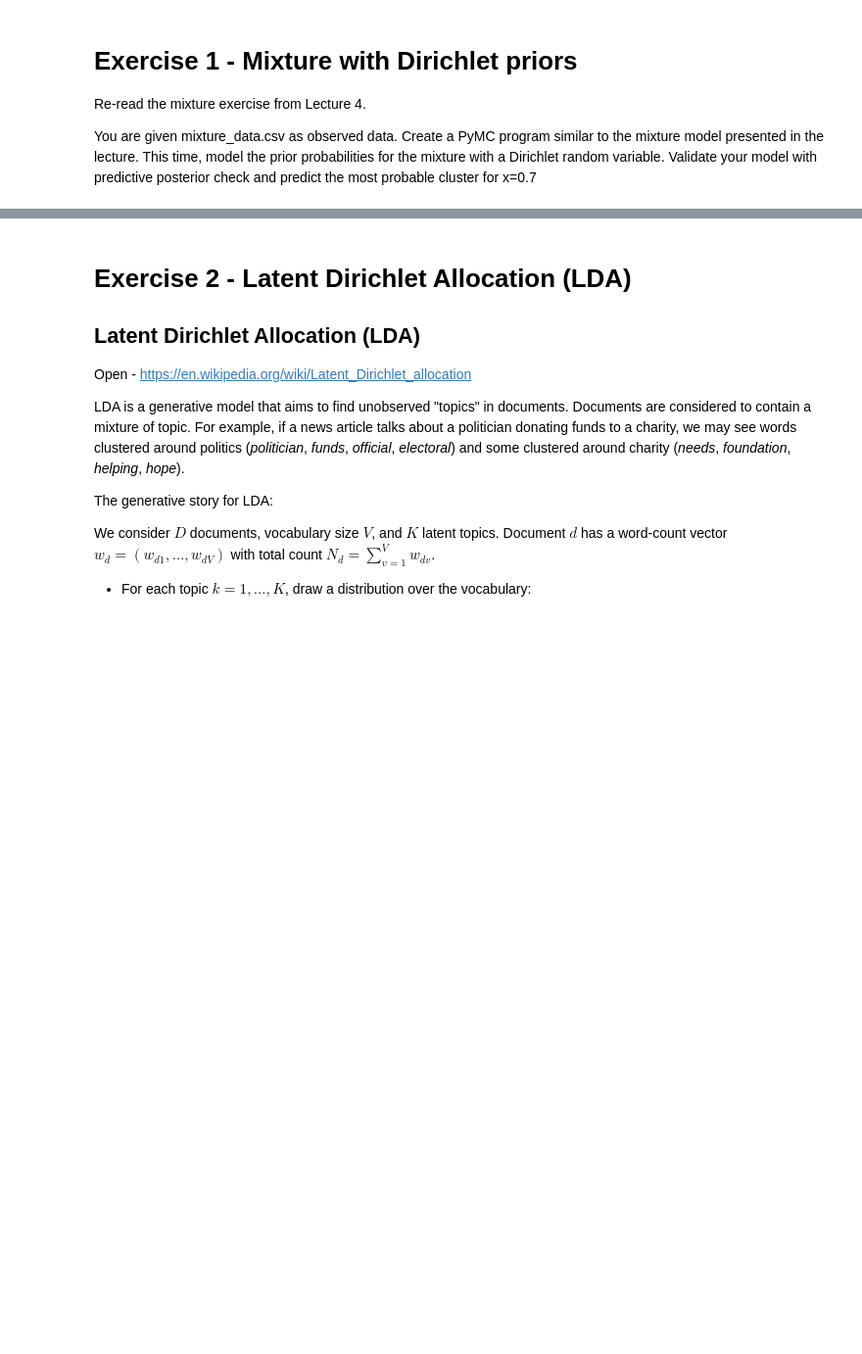
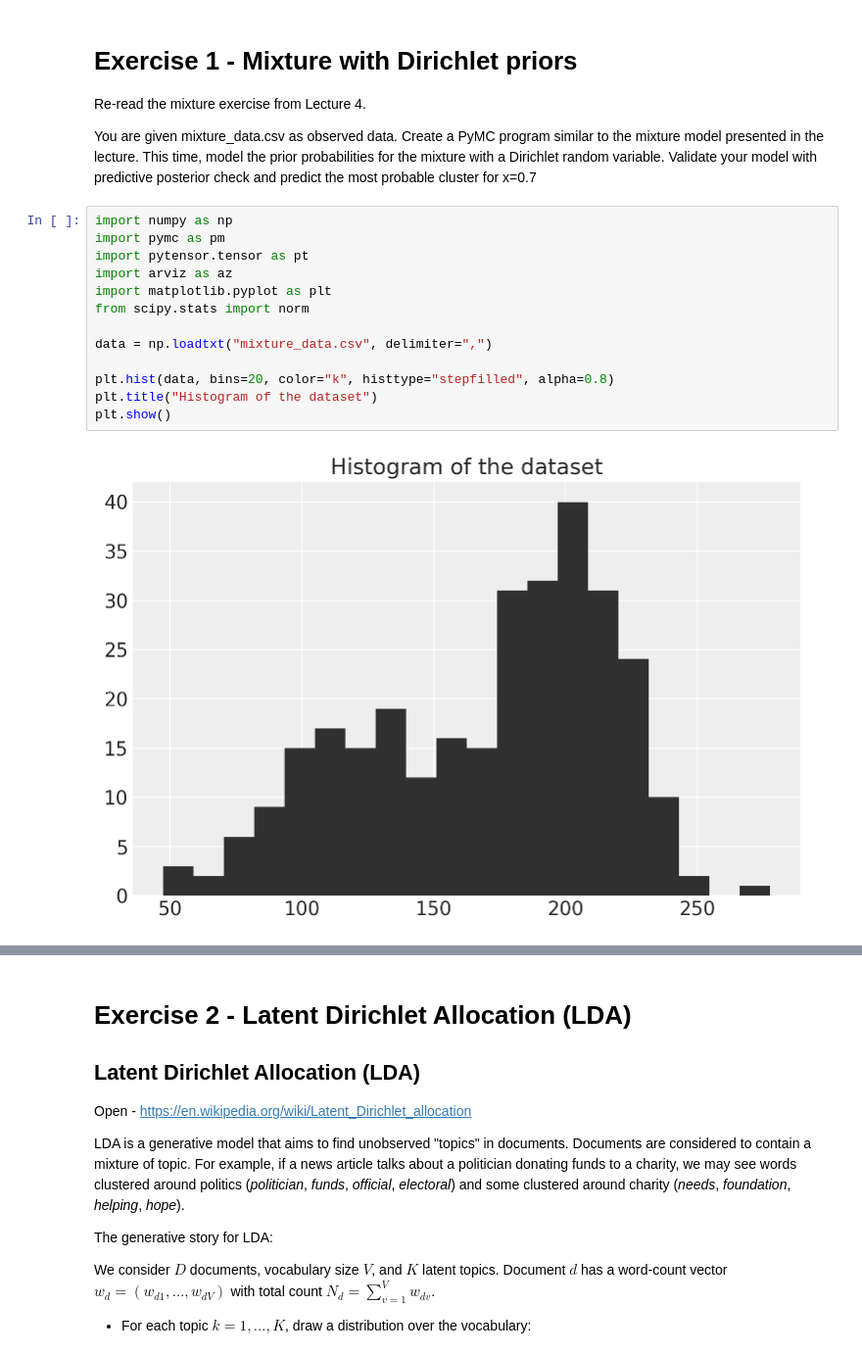
Before and after one commit to Steven23X/UniversityMS, a Jupyter notebook: Year1/Semester1/Probabilistic Programming/Labs/Lab4/Lab4.ipynb, the cells around one changed output, grey strips where cells are left out. Shown at 98% size. Saved outputs shown, nothing was run; the diff lists cells and outputs as text; blank space fills up the shorter version.

```diff
--- a/Year1/Semester1/Probabilistic Programming/Labs/Lab4/Lab4.ipynb
+++ b/Year1/Semester1/Probabilistic Programming/Labs/Lab4/Lab4.ipynb
@@ -148,3 +147,18 @@ plt.show()
 Re-read the mixture exercise from Lecture 4.
 
 You are given mixture_data.csv as observed data. Create a PyMC program similar to the mixture model presented in the lecture. This time, model the prior probabilities for the mixture with a Dirichlet random variable. Validate your model with predictive posterior check and predict the most probable cluster for x=0.7
+# %%
+import numpy as np
+import pymc as pm
+import pytensor.tensor as pt
+import arviz as az
+import matplotlib.pyplot as plt
+from scipy.stats import norm
+
+data = np.loadtxt("mixture_data.csv", delimiter=",")
+
+plt.hist(data, bins=20, color="k", histtype="stepfilled", alpha=0.8)
+plt.title("Histogram of the dataset")
+plt.show()
+# %% [output]
+[figure, added]
```
Also changed, not shown: parts of 9 cells of this notebook, 2 other files.
